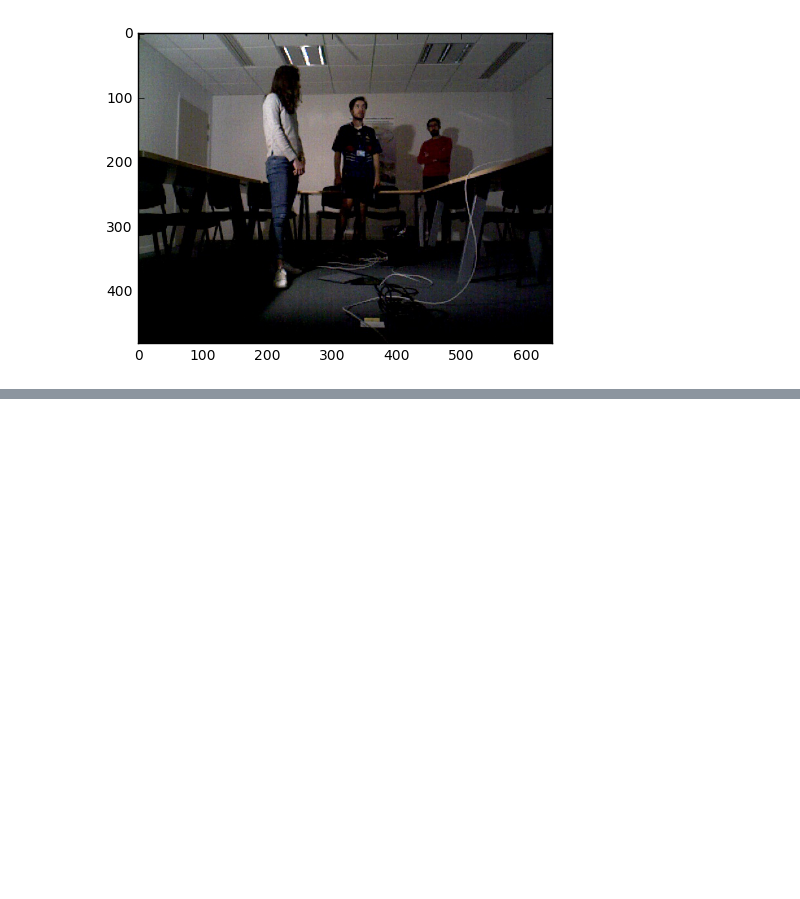
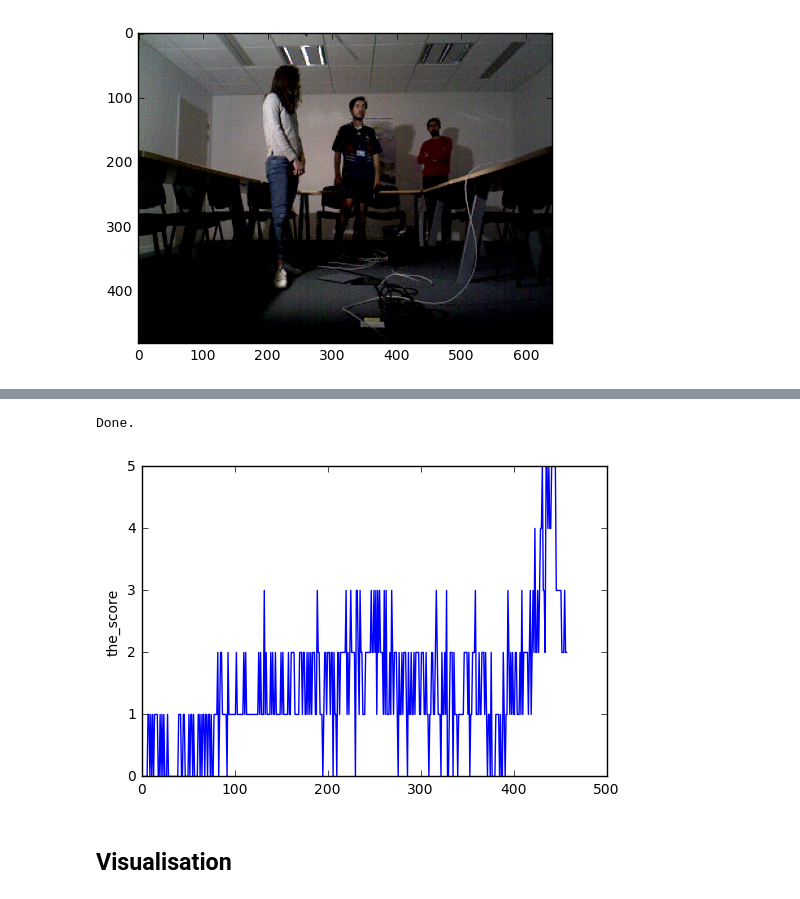
Before and after one commit to jorisgu/faster_rcnn_pytorch, a Jupyter notebook: ONERA.ROOM set static.ipynb, the cells around one changed output, grey strips where cells are left out. Drawn from its saved outputs; the diff is of its cells as text; code cells hidden in the pictures; blank space fills up the shorter version.

```diff
--- a/ONERA.ROOM set static.ipynb
+++ b/ONERA.ROOM set static.ipynb
@@ -514,0 +357,80 @@ net.zero_grad()
+# %%
+results={}
+
+for key, all_boxes in detections.iteritems():
+
+    for cls_ind, cls in enumerate(imdb.classes):
+        if cls == '__background__':
+            continue
+        filename = imdb._get_voc_results_file_template().format(cls)
+        with open(filename, 'wt') as f:
+            for im_ind, index in enumerate(imdb.image_index):
+                dets = all_boxes[cls_ind][im_ind]
+                if len(dets) == 0:
+                    continue
+                # the VOCdevkit expects 1-based indices
+                for k in xrange(dets.shape[0]):
+                    f.write('{:s} {:.3f} {:.1f} {:.1f} {:.1f} {:.1f}\n'.
+                        format(index, dets[k, -1],              # filename(stem), score
+                               dets[k, 0] + 1, dets[k, 1] + 1,  # x1, y1, x2, y2
+                               dets[k, 2] + 1, dets[k, 3] + 1))
+
+
+    for i, cls in enumerate(imdb._classes):
+        if cls == '__background__':
+            continue
+        filename = imdb._get_voc_results_file_template().format(cls)
+        rec, prec, ap, tp, fp, iou, npos, img_relative_tp, img_relative_fp,img_relative_d, new_all_boxes = jg_voc_eval(filename,
+                                                                                    annopath,
+                                                                                    imagesetfile,
+                                                                                    cls,
+                                                                                    cachedir,
+                                                                                    ovthresh=0.5,
+                                                                                    use_07_metric = use_07_metric)
+        results[key]={'rec':rec,'prec':prec,'ap':ap,'tp':tp,'fp':fp,'iou':iou,
+                                     'npos':npos,'img_relative_tp':img_relative_tp,
+                      'img_relative_fp':img_relative_fp,'img_relative_d':img_relative_d,
+                     'new_all_boxes':new_all_boxes}
+
+
+print 'Done.'
+# %% [output]
+Done.
+# %%
+for key in results:
+    results[key]['all_boxes_0']=[]
+    results[key]['all_boxes_1']=[]
+    img_boxes_sorted = sorted(results[key]['new_all_boxes'].items(), key=operator.itemgetter(0),reverse=False)
+    for (img,boxes) in img_boxes_sorted:
+        results[key]['all_boxes_0'].append([])
+        results[key]['all_boxes_1'].append([])
+        for box in boxes:
+            det = list(box[1])+ [box[0]] #[bbox,conf]
+            if box[2]==1:
+                results[key]['all_boxes_1'][-1].append(det)
+            elif box[2]==0:
+                results[key]['all_boxes_0'][-1].append(det)
+            else:
+                print 'shit'
+# %%
+beta=-1.*0
+alpha=3
+gamma=alpha*3.
+for key in results:
+    results[key]['the_score']={}
+    for img in results[key]['img_relative_tp']:
+        results[key]['the_score'][img]=(alpha*results[key]['img_relative_tp'][img]+beta*results[key]['img_relative_fp'][img])/(gamma)#results[key]['img_relative_d'][img])
+
+dict_img_relative_fp = results['oneraroom_2017_no_static_rgb_on_oneraroom_static_monotonous_rgb']['img_relative_fp']
+dict_img_relative_fp_sorted = sorted(dict_img_relative_fp.items(), key=operator.itemgetter(0),reverse=False)
+fp = []
+for (key,value) in dict_img_relative_fp_sorted:
+    fp.append(value)
+
+plt.plot(fp)
+plt.ylabel('the_score')
+plt.show()
+# %% [output]
+[figure, added]
+# %% [markdown]
+## Visualisation
```
Also changed, not shown: parts of 31 cells of this notebook, 2 other files.
